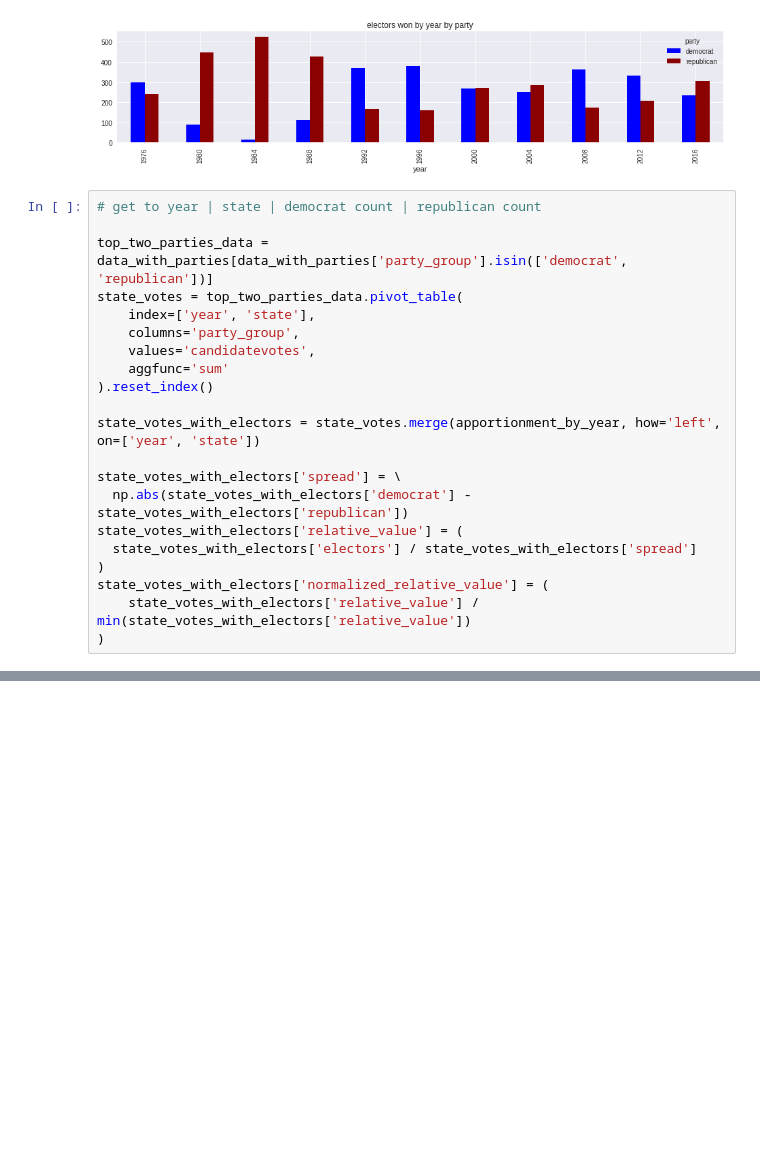
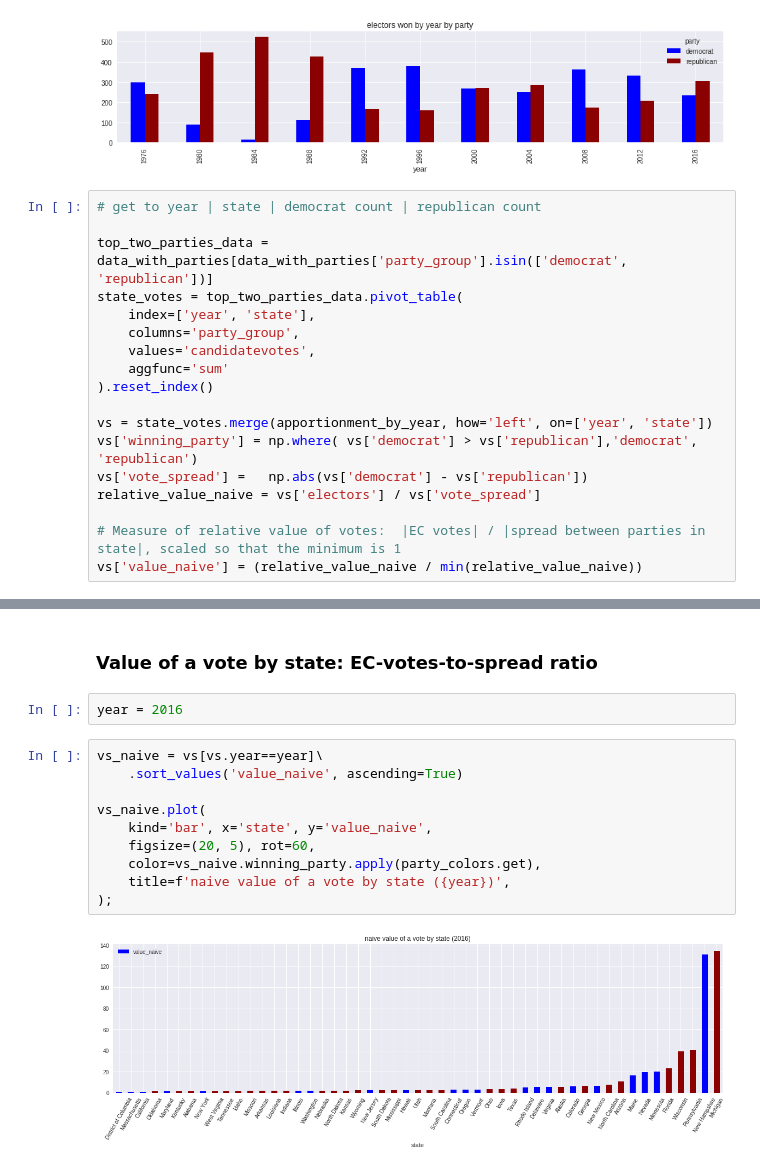
Before and after one commit to skritch/onevote, a Jupyter notebook: analysis/notebooks/geographic_data.ipynb, the cells around one changed output, grey strips where cells are left out. Cells and saved outputs as stored; diff of their text form; blank space fills up the shorter version.

Commit message:
Plot of bsaic measure

```diff
--- a/analysis/notebooks/geographic_data.ipynb
+++ b/analysis/notebooks/geographic_data.ipynb
@@ -215,13 +212,10 @@ state_votes = top_two_parties_data.pivot_table(
     aggfunc='sum'
 ).reset_index()
 
-state_votes_with_electors = state_votes.merge(apportionment_by_year, how='left', on=['year', 'state'])
+vs = state_votes.merge(apportionment_by_year, how='left', on=['year', 'state'])
+vs['winning_party'] = np.where( vs['democrat'] > vs['republican'],'democrat', 'republican')
+vs['vote_spread'] =   np.abs(vs['democrat'] - vs['republican'])
+relative_value_naive = vs['electors'] / vs['vote_spread']
 
-state_votes_with_electors['spread'] = \
-  np.abs(state_votes_with_electors['democrat'] - state_votes_with_electors['republican'])
-state_votes_with_electors['relative_value'] = (
-  state_votes_with_electors['electors'] / state_votes_with_electors['spread']
-)
-state_votes_with_electors['normalized_relative_value'] = (
-    state_votes_with_electors['relative_value'] / min(state_votes_with_electors['relative_value'])
-)
+# Measure of relative value of votes:  |EC votes| / |spread between parties in state|, scaled so that the minimum is 1
+vs['value_naive'] = (relative_value_naive / min(relative_value_naive))
@@ -247,0 +222,16 @@ state_votes_with_electors[state_votes_with_electors.year==2016].sort_values('nor
+# %% [markdown]
+### Value of a vote by state: EC-votes-to-spread ratio
+# %%
+year = 2016
+# %%
+vs_naive = vs[vs.year==year]\
+    .sort_values('value_naive', ascending=True)
+
+vs_naive.plot(
+    kind='bar', x='state', y='value_naive',
+    figsize=(20, 5), rot=60,
+    color=vs_naive.winning_party.apply(party_colors.get),
+    title=f'naive value of a vote by state ({year})',
+);
+# %% [output]
+[figure, added]
```
Also changed, not shown: parts of 8 cells of this notebook.
